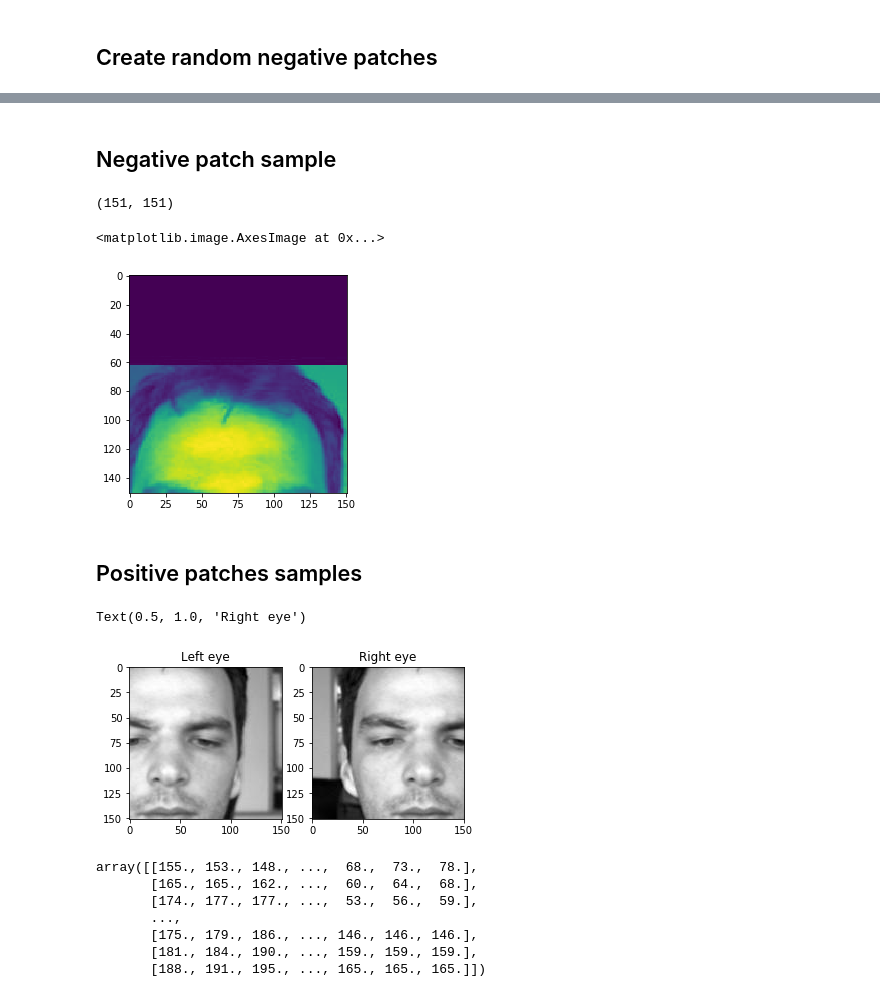
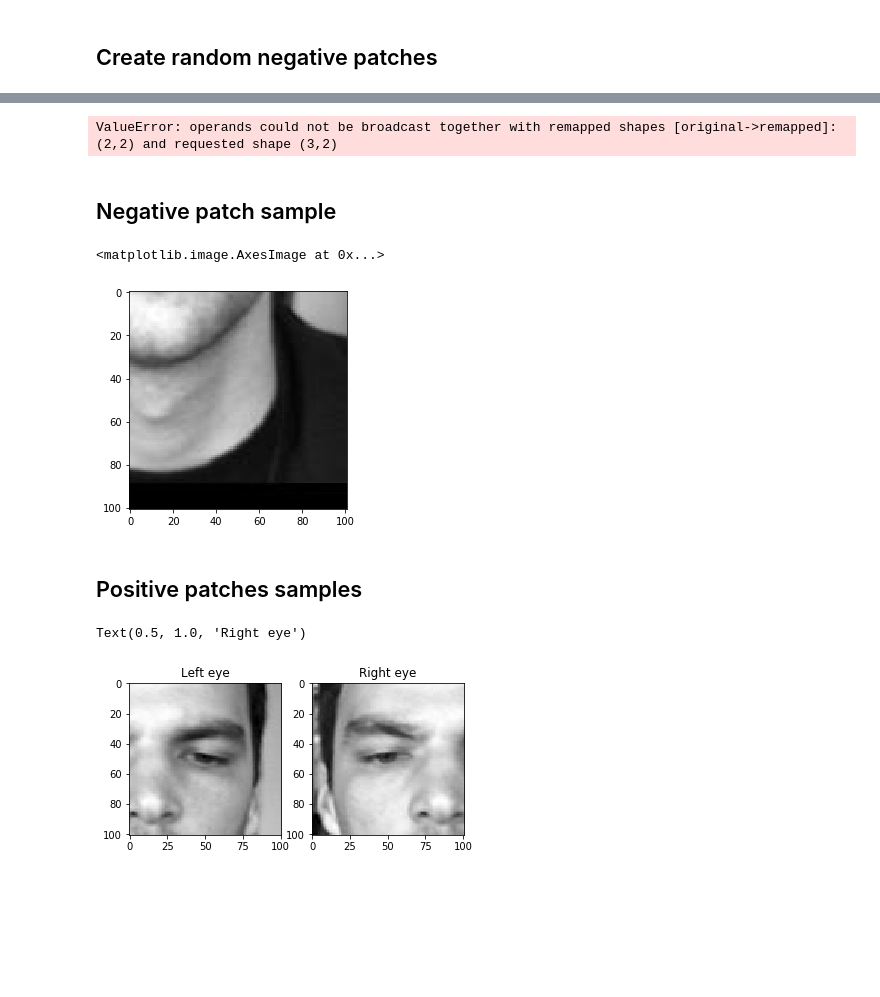
Before and after one commit to pierreglaser/templatematching-mva, a Jupyter notebook: notebooks/pupils_patches.ipynb, the cells around one changed output, grey strips where cells are left out. Drawn from its saved outputs; the diff is of its cells as text; code cells hidden in the pictures; blank space fills up the shorter version.

Commit message:
Update with processed images

```diff
--- a/notebooks/pupils_patches.ipynb
+++ b/notebooks/pupils_patches.ipynb
@@ -98,7 +111,7 @@ def neg_patch(image_no, mask, patch_size, rs):
 # %%
-num_images = 1251 #1251
+num_images = 1 #1251
 
-patch_size = (151, 151)
+patch_size = (101, 101)
 
 rs = np.random.RandomState(seed=1)
 
@@ -118,38 +131,28 @@ for i in range(num_images):
 
     # Store negative patch
     plt.imsave(path_to_negative_patches + 'neg_patch_{0:04}.jpg'.format(i), n_patch, cmap='gray')
+# %% [output]
+ValueError: operands could not be broadcast together with remapped shapes [original->remapped]: (2,2) and requested shape (3,2)
 # %% [markdown]
 ## Negative patch sample
 # %%
 im = read_patch(0, 'negative')
-print(im.shape)
-plt.imshow(im)
+plt.imshow(im, cmap='gray')
 # %% [output]
-(151, 151)
+<matplotlib.image.AxesImage at 0x...>
-<matplotlib.image.AxesImage at 0x...>
-[figure, old version]
+[figure, new version]
 # %% [markdown]
 ## Positive patches samples
 # %%
 
 fig, ax = plt.subplots(1, 2)
-left = plt.imread('../patches/positive/left/left_patch_0000.jpg')
-ax[0].imshow(left)
+left = read_patch(0, loc='left')
+ax[0].imshow(left, cmap='gray')
 ax[0].set_title('Left eye')
 
-right = plt.imread('../patches/positive/right/right_patch_0000.jpg')
-ax[1].imshow(right)
+right = read_patch(0, loc='right')
+ax[1].imshow(right, cmap='gray')
 ax[1].set_title('Right eye')
 # %% [output]
 Text(0.5, 1.0, 'Right eye')
-[figure, old version]
+[figure, new version]
-# %%
-read_patch(0)
-# %% [output]
-array([[155., 153., 148., ...,  68.,  73.,  78.],
-       [165., 165., 162., ...,  60.,  64.,  68.],
-       [174., 177., 177., ...,  53.,  56.,  59.],
-       ...,
-       [175., 179., 186., ..., 146., 146., 146.],
-       [181., 184., 190., ..., 159., 159., 159.],
-       [188., 191., 195., ..., 165., 165., 165.]])
```
Also changed, not shown: parts of 3 cells of this notebook.
